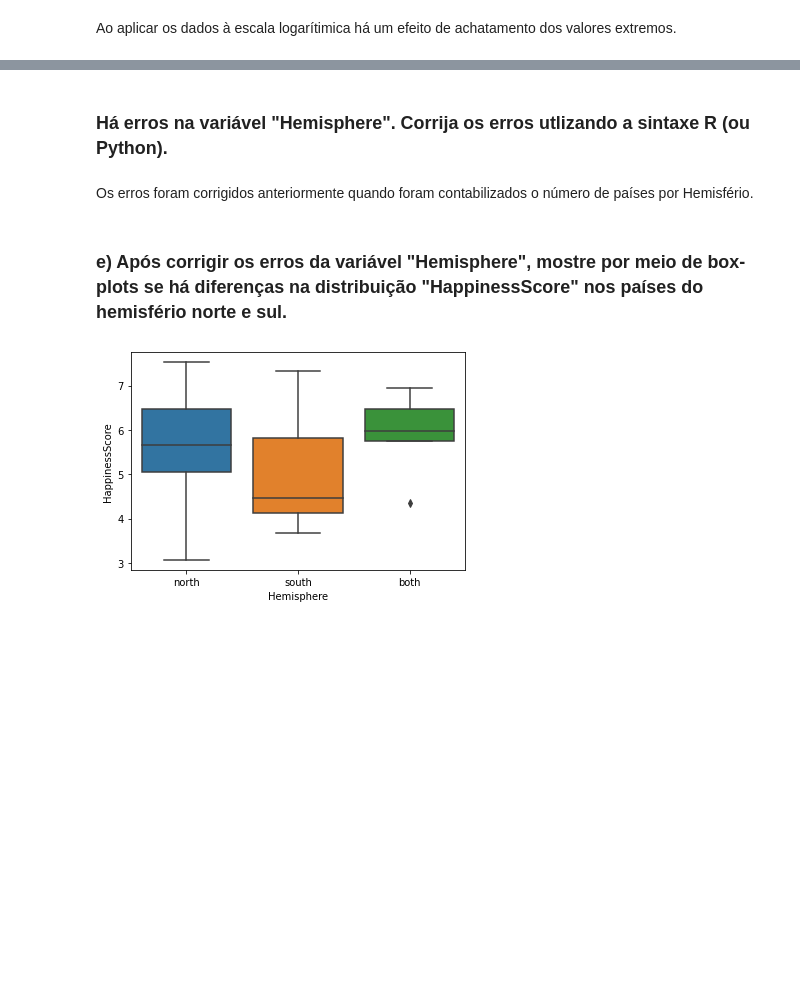
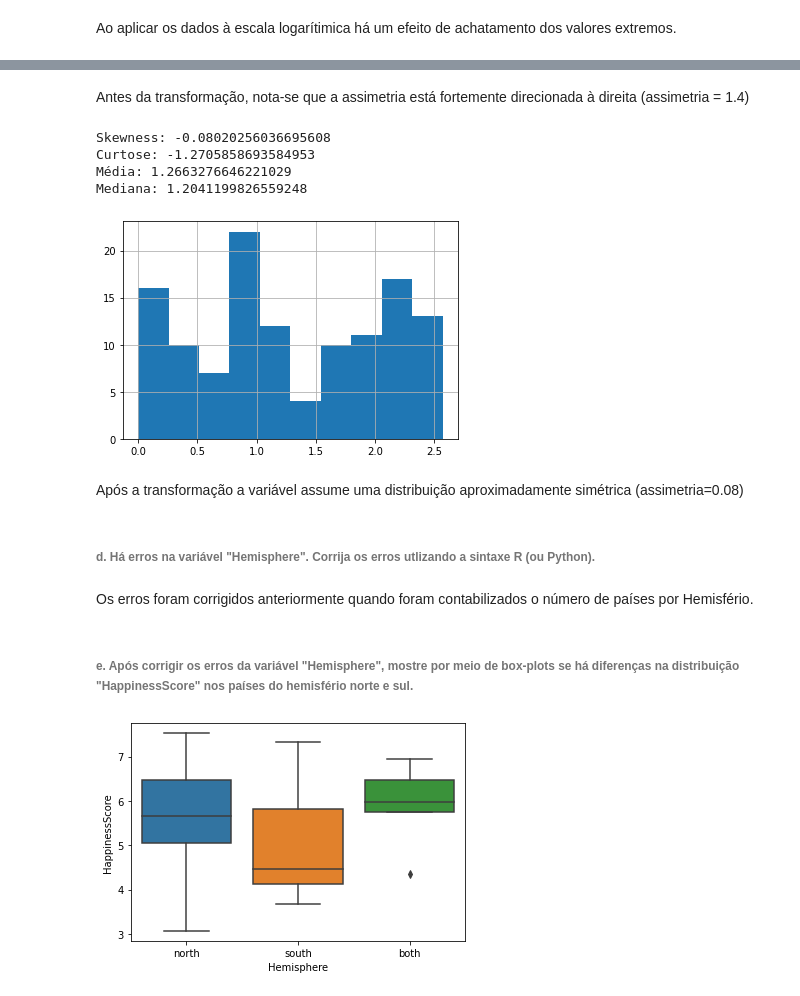
Before and after one commit to lorranavf/class-machine-learning-pex-812-2023, a Jupyter notebook: Atividade2/Hapiness_&_Alcohol_Consumption.ipynb, the cells around one changed output, grey strips where cells are left out. Drawn from its saved outputs; the diff is of its cells as text; code cells hidden in the pictures; blank space fills up the shorter version.

```diff
--- a/Atividade2/Hapiness_&_Alcohol_Consumption.ipynb
+++ b/Atividade2/Hapiness_&_Alcohol_Consumption.ipynb
@@ -175,9 +209,43 @@ Ao aplicar os dados à escala logarítimica há um efeito de achatamento dos val
+# %% [markdown]
+Antes da transformação, nota-se que a assimetria está fortemente direcionada à direita (assimetria = 1.4)
+# %%
+import pandas as pd
+from scipy.stats import skew, kurtosis
+
+# Suponha que você tenha um DataFrame chamado 'df' com uma coluna chamada 'variavel'.
+# Substitua 'df' e 'variavel' pelos nomes reais do seu DataFrame e coluna.
+
+# Calcular a skewness (assimetria)
+skewness = skew(df['logwine'])
+print(f'Skewness: {skewness}')
+
+# Calcular a curtose (aplatisse)
+curtose = kurtosis(df['logwine'])
+print(f'Curtose: {curtose}')
+
+mean_logwine = df['logwine'].mean()
+print(f'Média: {mean_logwine}')
+
+median_logwine = df['logwine'].median()
+print(f'Mediana: {median_logwine}')
+
+df['logwine'].hist()
+
+plt.show()
+# %% [output]
+Skewness: -0.08020256036695608
+Curtose: -1.2705858693584953
+Média: 1.2663276646221029
+Mediana: 1.2041199826559248
+[figure, added]
+# %% [markdown]
+Após a transformação a variável assume uma distribuição aproximadamente simétrica (assimetria=0.08)
 # %% [markdown]
-### Há erros na variável "Hemisphere". Corrija os erros utlizando a sintaxe R (ou Python).
+###### d. Há erros na variável "Hemisphere". Corrija os erros utlizando a sintaxe R (ou Python).
 # %% [markdown]
 Os erros foram corrigidos anteriormente quando foram contabilizados o número de países por Hemisfério.
 # %% [markdown]
-### e) Após corrigir os erros da variável "Hemisphere", mostre por meio de box-plots se há diferenças na distribuição "HappinessScore" nos países do hemisfério norte e sul.
+###### e. Após corrigir os erros da variável "Hemisphere", mostre por meio de box-plots se há diferenças na distribuição "HappinessScore" nos países do hemisfério norte e sul.
 # %%
 sns.boxplot(y='HappinessScore', x='Hemisphere', data=df)
 
```
Also changed, not shown: parts of 12 cells of this notebook.
